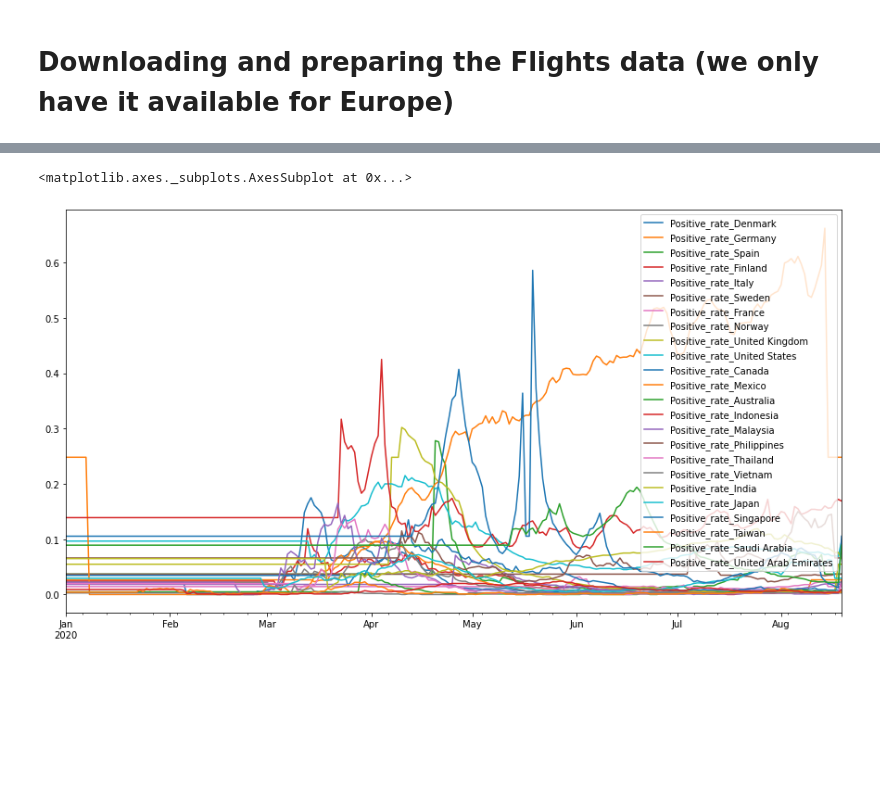
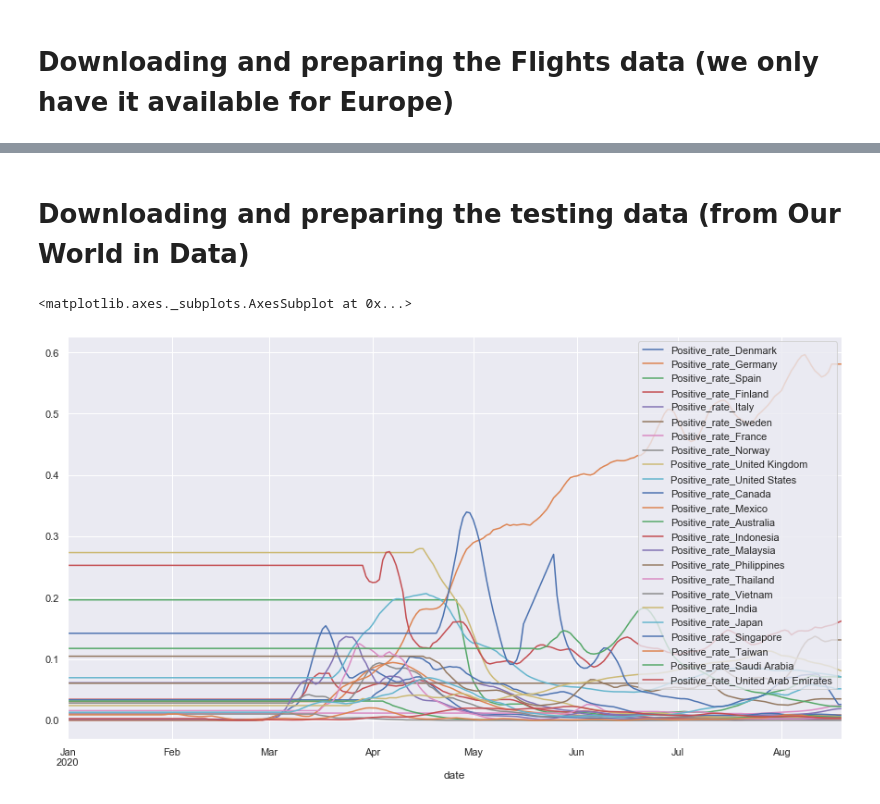
Before and after one commit to martaarozarena/KSchool-Master-Final-Project, a Jupyter notebook: exog_varaibles.ipynb, the cells around one changed output, grey strips where cells are left out. Cells and saved outputs as stored; diff of their text form; code cells hidden in the pictures; blank space fills up the shorter version.

```diff
--- a/exog_varaibles.ipynb
+++ b/exog_varaibles.ipynb
@@ -115,18 +149,16 @@ exogenas.shape
+# %% [markdown]
+# Downloading and preparing the testing data (from Our World in Data)
 # %%
 covid = pd.read_csv("https://covid.ourworldindata.org/data/owid-covid-data.csv", parse_dates=["date"], index_col="date")
 # %%
-b=0
-coviddata=[]
+b = 0
+coviddata = []
 for i in countries.split('|'):
-  covid_country=covid[covid["location"]==i]
-  covid_country_positive_rate=covid_country['positive_rate']
-  covid_country_positive_rate.rename("Positive_rate_{}".format(i),inplace=True)
-  if b==0:
-    coviddata=covid_country_positive_rate
-    b=1
-  else:
-    coviddata=pd.concat([coviddata,covid_country_positive_rate],axis=1)
+    covid_country = covid[covid["location"]==i]
+    covid_country_positive_rate = covid_country['positive_rate'].truncate(initialdate, enddate)
+    covid_country_positive_rate.rename("Positive_rate_{}".format(i), inplace=True)
+    if b == 0:
+        coviddata = covid_country_positive_rate
+        b = 1
+    else:
+        coviddata = pd.concat([coviddata,covid_country_positive_rate], axis=1)
-# %%
-coviddata=coviddata.drop("Positive_rate_China",axis=1) #dropped cause they have no data for positive rate
-coviddata=coviddata.drop("Positive_rate_Hong Kong",axis=1)
-coviddata.drop(pd.to_datetime("31-12-2019"),axis=0,inplace=True)
@@ -133 +169,7 @@ coviddata.drop(pd.to_datetime("31-12-2019"),axis=0,inplace=True)
+# %%
+coviddata = coviddata.rolling(7).mean().interpolate(method='linear', limit_direction='both')
+coviddata.plot()
+# %% [output]
+<matplotlib.axes._subplots.AxesSubplot at 0x...>
+[figure, added]
 # %%
@@ -140,5 +181,0 @@ exogenas=pd.concat([exogenas,imp_mean_fpd],axis=1)
-# %%
-exogenas.loc[:, exogenas.columns.str.startswith('Positive_rate_')].plot()
-# %% [output]
-<matplotlib.axes._subplots.AxesSubplot at 0x...>
-[figure, removed]
```
Also changed, not shown: parts of 34 cells of this notebook.
